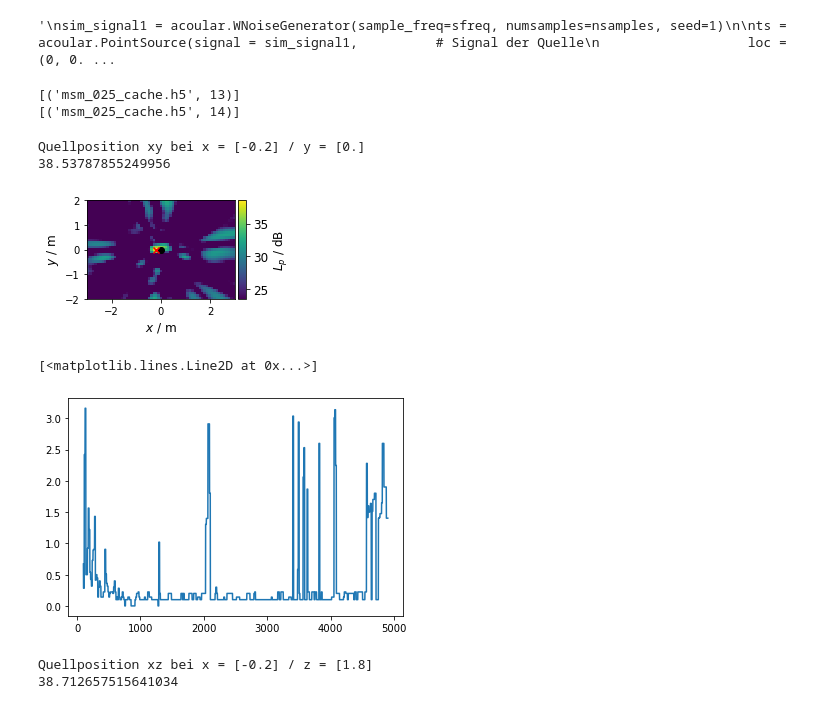
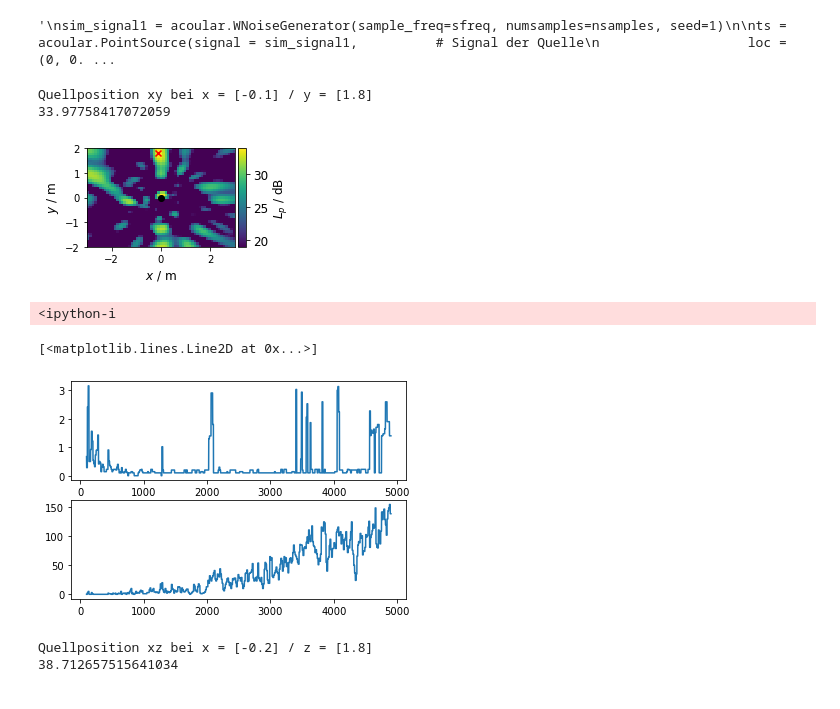
Before and after one commit to AdiBugaddi/MAP_eval, a Jupyter notebook: Auswertungsskript_3D.ipynb, the cells around one changed output. Saved outputs shown, nothing was run; the diff lists cells and outputs as text; code cells hidden in the pictures.

```diff
--- a/Auswertungsskript_3D.ipynb
+++ b/Auswertungsskript_3D.ipynb
@@ -148,14 +148,11 @@ bandwidth_dict = {
 }
 
 bandwith = 'Freq'
-Frequenz =  2000
+Frequenz =  2100
 tolerance = 10
 pm = bb.synthetic(Frequenz, bandwidth_dict[bandwith])
 pm2 = bb2.synthetic(Frequenz, bandwidth_dict[bandwith])
  # 0=Freq, 1=Okt, 3=Terz
-# %% [output]
-[('msm_025_cache.h5', 13)]
-[('msm_025_cache.h5', 14)]
 # %%
 # function calculates max calues of given array
 def max_pegel (Lm, tol = 10):
@@ -232,29 +229,35 @@ plt.tight_layout()
 #plt.savefig('Plots/Praesi/%s_%s%dHz_front.png'%(ts.name[14:21],bandwith,Frequenz), dpi = 300, format='png')
 plt.savefig('Plots/Praesi/Simuliert_%s%dHz_front.png'%(bandwith,Frequenz), dpi = 300, format='png')
 # %% [output]
-Quellposition xy bei x = [-0.2] / y = [0.]
-38.53787855249956
+Quellposition xy bei x = [-0.1] / y = [1.8]
+33.97758417072059
-[figure, old version]
+[figure, new version]
 # %%
 
 dist_x_y = []
+amount_sidelobes = []
 freq_max_minus = 100
 
 for freq in range (f_min,f_max-freq_max_minus):
     pm = bb.synthetic(freq, bandwidth_dict[bandwith])
     map_z = np.sum(pm,2)
     mx = acoular.L_p(map_z.max())
     Lm_z = acoular.L_p(map_z)
     max_pegel_z = max_pegel(Lm_z, tolerance)
     x_coord_max_front = np.where(Lm_z.T == max_pegel_z[0])[1]*rg.increment-((rg.x_max-rg.x_min)/2)
     y_coord_max_front = np.where(Lm_z.T == max_pegel_z[0])[0]*rg.increment-((rg.y_max-rg.y_min)/2)
     dist_x_y.append(get_euclidian_dist(x_coord_max_front, source_pos[0],y_coord_max_front,source_pos[0]))
+    amount_sidelobes.append(len(max_pegel_z)-1)
 
 freq_plot = np.arange(f_min,f_max-freq_max_minus)
-plt.plot(freq_plot,dist_x_y)
+fig, ax = plt.subplots(2)
+
+ax[0].plot(freq_plot, dist_x_y)
+ax[1].plot(freq_plot, amount_sidelobes)
 # %% [output]
-[<matplotlib.lines.Line2D at 0x...>]
+<ipython-i
+[<matplotlib.lines.Line2D at 0x...>]
-[figure, old version]
+[figure, new version]
 # %%
 fig = plt.figure(figsize=(6,6))
 map_y = np.sum(pm2,1)
```
Also changed, not shown: parts of 1 cell of this notebook.
